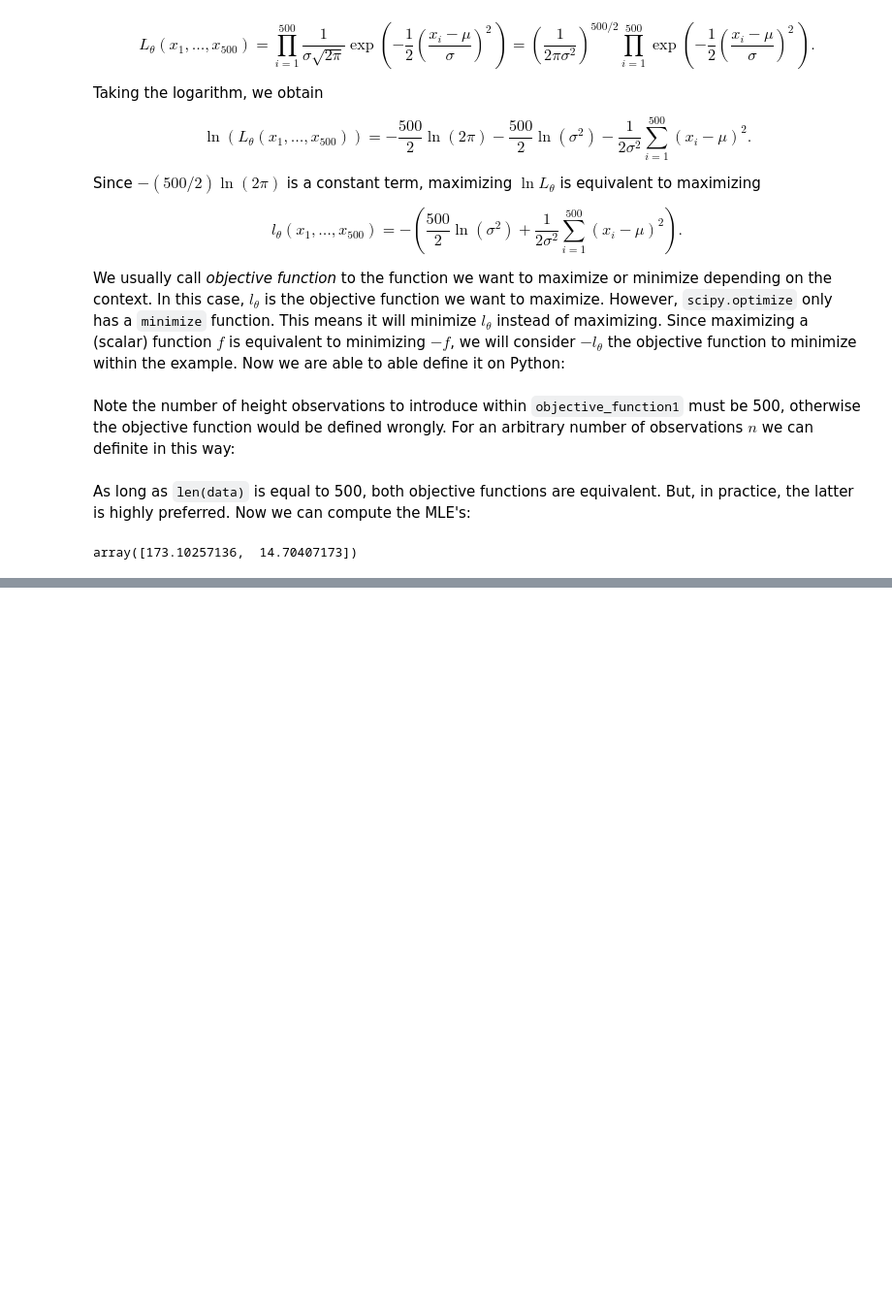
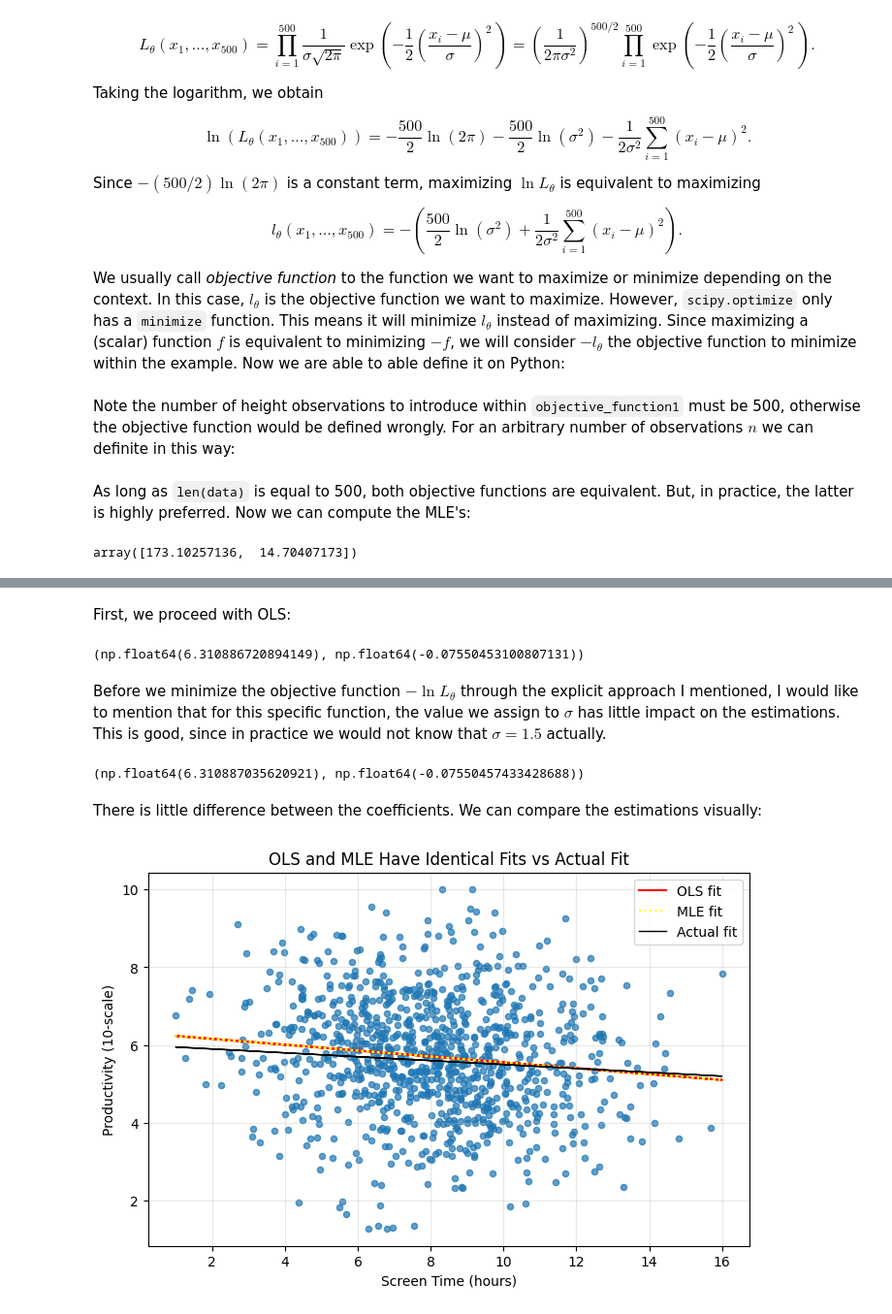
Before and after one commit to jantohidalca/LinkedIn-Guides, a Jupyter notebook: 2025/Sep - Dec/04 maximum-likelihood-estimation.ipynb, the cells around one changed output, grey strips where cells are left out. Shown: that part at 97% size. Cells and saved outputs as stored; diff of their text form; code cells hidden in the pictures; blank space fills up the shorter version.

```diff
--- a/2025/Sep - Dec/04 maximum-likelihood-estimation.ipynb
+++ b/2025/Sep - Dec/04 maximum-likelihood-estimation.ipynb
@@ -187,0 +258,71 @@ In order to estimate the parameters $\beta_0$ and $\beta_1$, Ordinary Least Squa
+# %% [markdown]
+First, we proceed with OLS:
+# %%
+# Prepare data
+x= df['Screen_Time_Hrs'].values
+y = df['Perceived_Productivity'].values
+
+# Method 1: OLS using scikit-learn
+ols_model = LinearRegression()
+ols_model.fit(x.reshape(-1, 1), y)
+b0_ols = ols_model.intercept_
+b1_ols = ols_model.coef_[0]
+b0_ols, b1_ols
+# %% [output]
+(np.float64(6.310886720894149), np.float64(-0.07550453100807131))
+# %% [markdown]
+Before we minimize the objective function $-\ln L_\theta$ through the explicit approach I mentioned, I would like to mention that for this specific function, the value we assign to $\sigma$ has little impact on the estimations. This is good, since in practice we would not know that $\sigma=1.5$ actually.
+# %%
+# Method 2: MLE with normal errors
+
+# Step 1: Define the objective function for n observations
+def objective_function3 (params, sigma, x, y):
+    '''params contains the parameters we want to estimate,
+    while data is a sample of n observations'''
+
+    b0_mle, b1_mle = params
+    n = len(y)
+
+    addend1 = n/2*np.log(2*np.pi)
+    addend2 = n/2*np.log(sigma**2)
+    addend3 = 1/(2*sigma**2)*np.sum((y-(b0_mle + b1_mle*x))**2)
+    return addend1 + addend2 + addend3
+
+# Step 2: Prepare the data
+sigma = 1.5 #it could be the value you want actually
+initial_guess = [10.0, 0.0]
+estimations = minimize(objective_function3, initial_guess, args=(sigma, x, y))
+b0_mle = estimations.x[0]
+b1_mle = estimations.x[1]
+b0_mle, b1_mle
+# %% [output]
+(np.float64(6.310887035620921), np.float64(-0.07550457433428688))
+# %% [markdown]
+There is little difference between the coefficients. We can compare the estimations visually:
+# %%
+ax = plt.subplots(figsize=(8,5))[1]
+
+# Plot the original data
+df.plot.scatter(x='Screen_Time_Hrs', y='Perceived_Productivity', ax=ax, alpha=0.7)
+
+# Plot the estimations by OLS
+x = df['Screen_Time_Hrs']
+y = b0_ols + b1_ols*x
+ax.plot(x, y, color='red', label='OLS fit')
+
+# Plot the estimations by MLE
+y = b0_mle + b1_mle*x
+ax.plot(x, y, color='yellow', linestyle=':', label='MLE fit')
+
+# Plot actual coefficients
+y = true_beta0 + true_beta1*x
+ax.plot(x, y, color='black', linewidth=1, label='Actual fit')
+
+plt.xlabel('Screen Time (hours)')
+plt.ylabel('Productivity (10-scale)')
+plt.title('OLS and MLE Have Identical Fits vs Actual Fit')
+plt.legend()
+plt.grid(True, alpha=0.3)
+plt.show()
+# %% [output]
+[figure, added]
```
Also changed, not shown: parts of 18 cells of this notebook.
